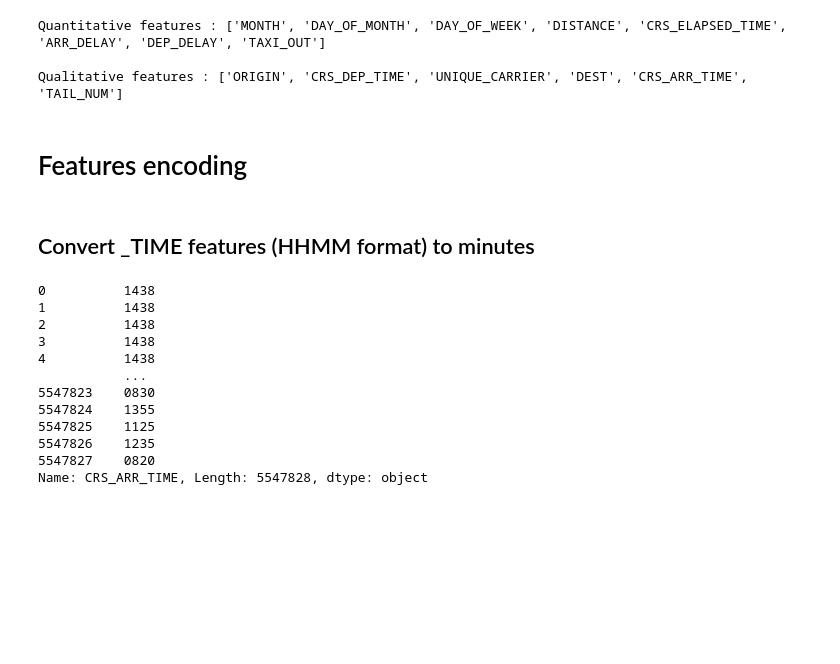
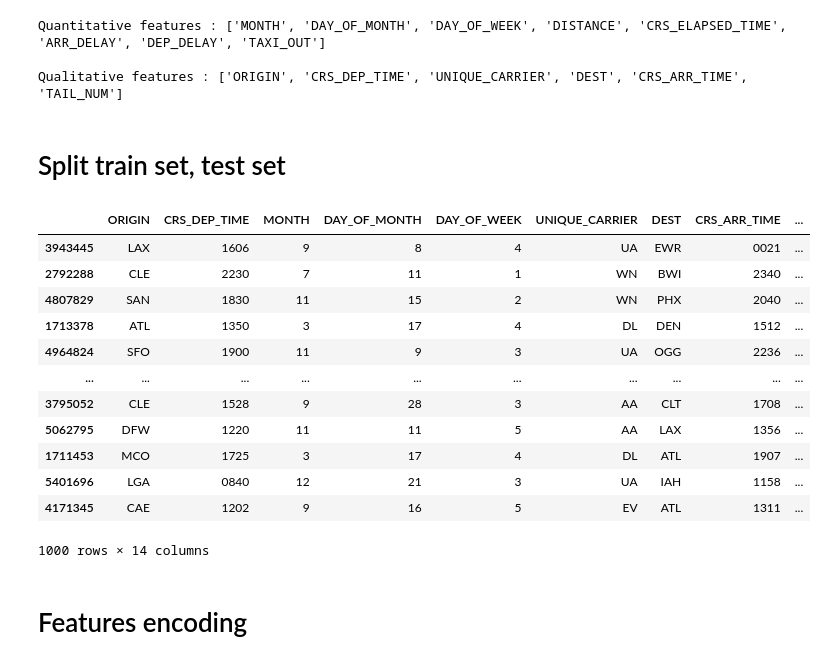
Before and after one commit to Severac/openclassrooms, a Jupyter notebook: PJ4/PJ4_modelisation.ipynb, the cells around one changed output. Saved outputs shown, nothing was run; the diff lists cells and outputs as text; code cells hidden in the pictures; blank space fills up the shorter version.

```diff
--- a/PJ4/PJ4_modelisation.ipynb
+++ b/PJ4/PJ4_modelisation.ipynb
@@ -147,7 +147,29 @@ print(f'Qualitative features : {qualitative_features} \n')
 Quantitative features : ['MONTH', 'DAY_OF_MONTH', 'DAY_OF_WEEK', 'DISTANCE', 'CRS_ELAPSED_TIME', 'ARR_DELAY', 'DEP_DELAY', 'TAXI_OUT']
 
 Qualitative features : ['ORIGIN', 'CRS_DEP_TIME', 'UNIQUE_CARRIER', 'DEST', 'CRS_ARR_TIME', 'TAIL_NUM']
+# %% [markdown]
+# Split train set, test set
+# %%
+from sklearn.model_selection import train_test_split
+
+df_train, df_test = train_test_split(df, test_size=0.2, random_state=42)
+# %%
+df_train = df_train.sample(1000).copy(deep=True)
+# %%
+df_train
+# %% [output]
+|  | ORIGIN | CRS_DEP_TIME | MONTH | DAY_OF_MONTH | DAY_OF_WEEK | UNIQUE_CARRIER | DEST | CRS_ARR_TIME | ... |
+| 3943445 | LAX | 1606 | 9 | 8 | 4 | UA | EWR | 0021 | ... |
+| 2792288 | CLE | 2230 | 7 | 11 | 1 | WN | BWI | 2340 | ... |
+| 4807829 | SAN | 1830 | 11 | 15 | 2 | WN | PHX | 2040 | ... |
+| 1713378 | ATL | 1350 | 3 | 17 | 4 | DL | DEN | 1512 | ... |
+| 4964824 | SFO | 1900 | 11 | 9 | 3 | UA | OGG | 2236 | ... |
+| ... | ... | ... | ... | ... | ... | ... | ... | ... | ... |
+| 3795052 | CLE | 1528 | 9 | 28 | 3 | AA | CLT | 1708 | ... |
+| 5062795 | DFW | 1220 | 11 | 11 | 5 | AA | LAX | 1356 | ... |
+| 1711453 | MCO | 1725 | 3 | 17 | 4 | DL | ATL | 1907 | ... |
+| 5401696 | LGA | 0840 | 12 | 21 | 3 | UA | IAH | 1158 | ... |
+| 4171345 | CAE | 1202 | 9 | 16 | 5 | EV | ATL | 1311 | ... |
+1000 rows × 14 columns
 # %% [markdown]
 # Features encoding
-# %% [markdown]
-## Convert _TIME features (HHMM format) to minutes
@@ -156,15 +175,0 @@ Qualitative features : ['ORIGIN', 'CRS_DEP_TIME', 'UNIQUE_CARRIER', 'DEST', 'CRS
-# %%
-df['CRS_ARR_TIME']
-# %% [output]
-0          1438
-1          1438
-2          1438
-3          1438
-4          1438
-           ...
-5547823    0830
-5547824    1355
-5547825    1125
-5547826    1235
-5547827    0820
-Name: CRS_ARR_TIME, Length: 5547828, dtype: object
```
Also changed, not shown: parts of 15 cells of this notebook, 1 other file.
